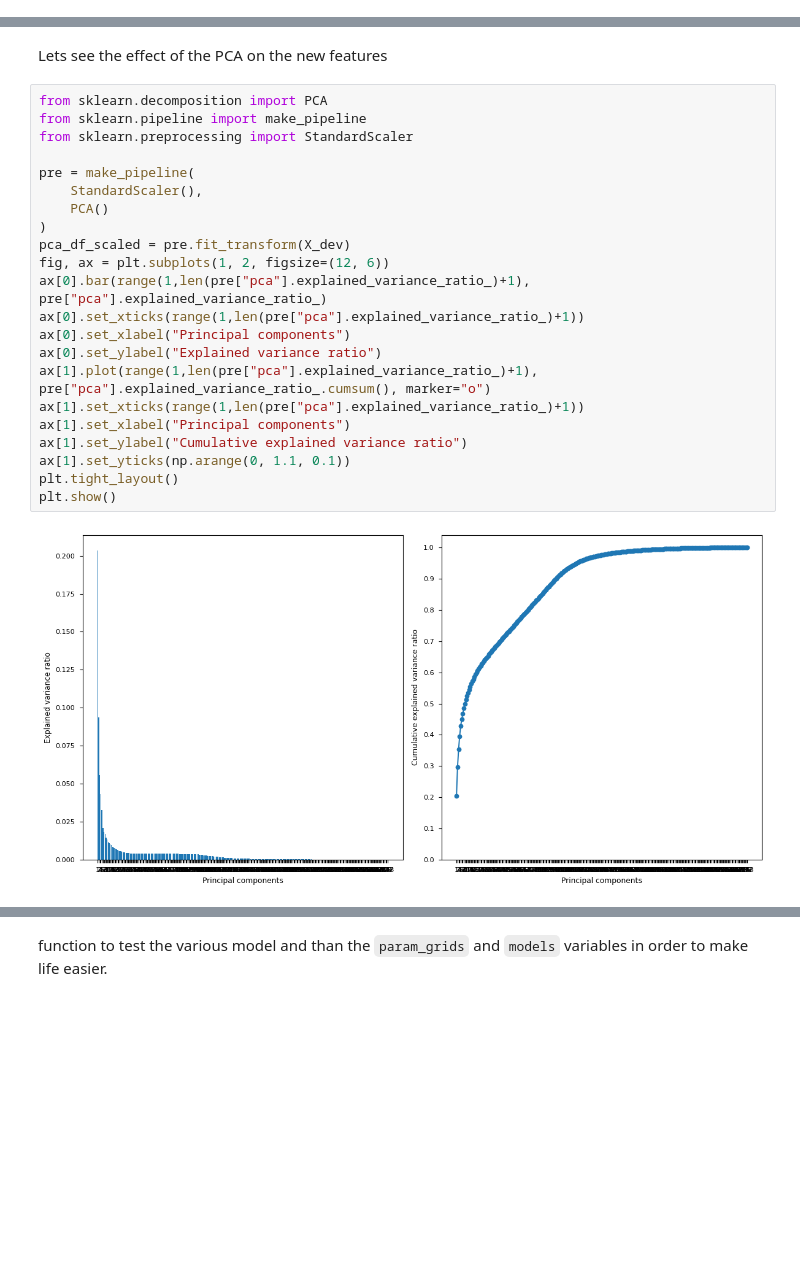
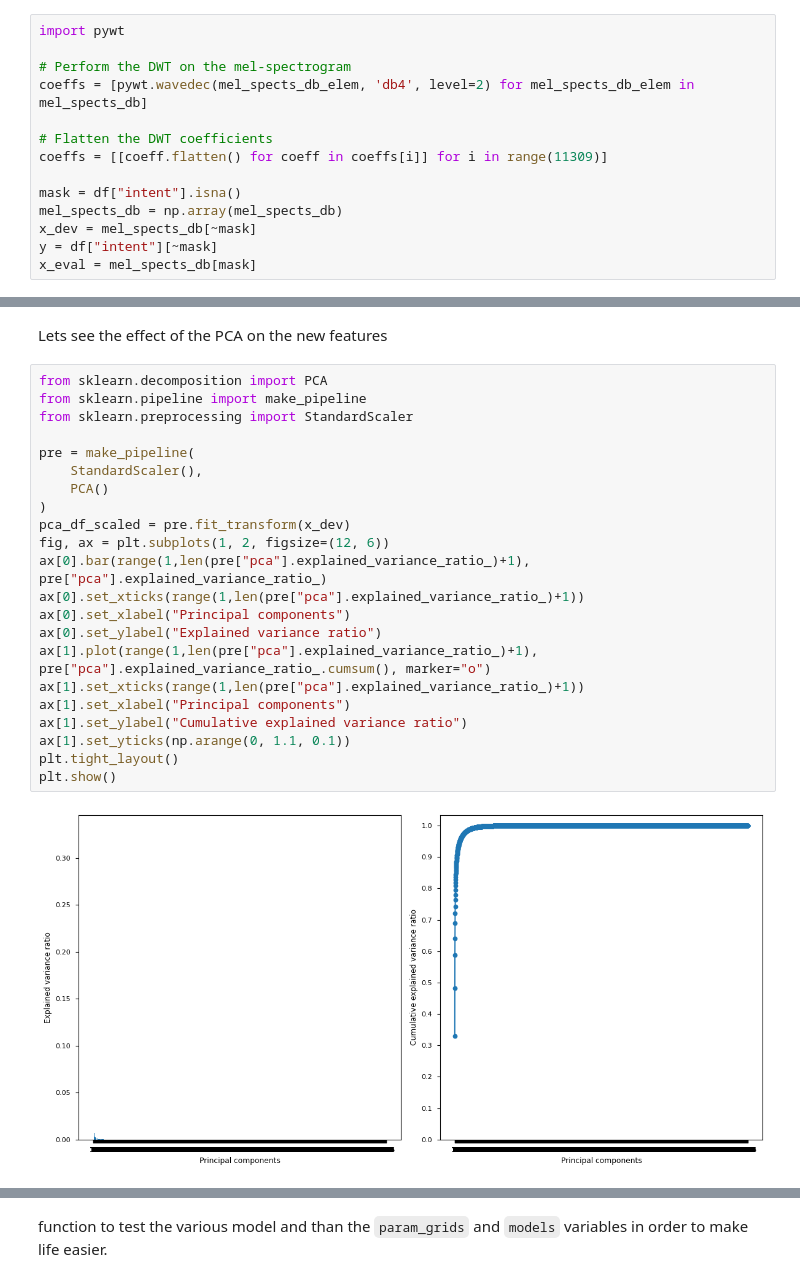
Before and after one commit to Ruglio/DSL-project, a Jupyter notebook: python/code.ipynb, the cells around one changed output, grey strips where cells are left out. Drawn from its saved outputs; the diff is of its cells as text; blank space fills up the shorter version.

```diff
--- a/python/code.ipynb
+++ b/python/code.ipynb
@@ -214,3 +217,17 @@ mel_spects_db[0].shape, mel_spects_db[1].shape, mel_spects_db[3].shape
+# %%
+import pywt
+
+# Perform the DWT on the mel-spectrogram
+coeffs = [pywt.wavedec(mel_spects_db_elem, 'db4', level=2) for mel_spects_db_elem in mel_spects_db]
+
+# Flatten the DWT coefficients
+coeffs = [[coeff.flatten() for coeff in coeffs[i]] for i in range(11309)]
+
+mask = df["intent"].isna()
+mel_spects_db = np.array(mel_spects_db)
+x_dev = mel_spects_db[~mask]
+y = df["intent"][~mask]
+x_eval = mel_spects_db[mask]
 # %%
 fig, ax = plt.subplots()
 img = librosa.display.specshow(mel_spects_db[0], x_axis='time', y_axis='mel', ax=ax)
@@ -298,27 +333,27 @@ Lets see the effect of the PCA on the new features
 # %%
 from sklearn.decomposition import PCA
 from sklearn.pipeline import make_pipeline
 from sklearn.preprocessing import StandardScaler
 
 pre = make_pipeline(
     StandardScaler(),
     PCA()
 )
-pca_df_scaled = pre.fit_transform(X_dev)
+pca_df_scaled = pre.fit_transform(x_dev)
 fig, ax = plt.subplots(1, 2, figsize=(12, 6))
 ax[0].bar(range(1,len(pre["pca"].explained_variance_ratio_)+1), pre["pca"].explained_variance_ratio_)
 ax[0].set_xticks(range(1,len(pre["pca"].explained_variance_ratio_)+1))
 ax[0].set_xlabel("Principal components")
 ax[0].set_ylabel("Explained variance ratio")
 ax[1].plot(range(1,len(pre["pca"].explained_variance_ratio_)+1), pre["pca"].explained_variance_ratio_.cumsum(), marker="o")
 ax[1].set_xticks(range(1,len(pre["pca"].explained_variance_ratio_)+1))
 ax[1].set_xlabel("Principal components")
 ax[1].set_ylabel("Cumulative explained variance ratio")
 ax[1].set_yticks(np.arange(0, 1.1, 0.1))
 plt.tight_layout()
 plt.show()
 # %% [output]
-[figure, old version]
+[figure, new version]
 # %%
 qs = [0.85, 0.90, 0.95]
 zs = []
```
Also changed, not shown: parts of 22 cells of this notebook.
